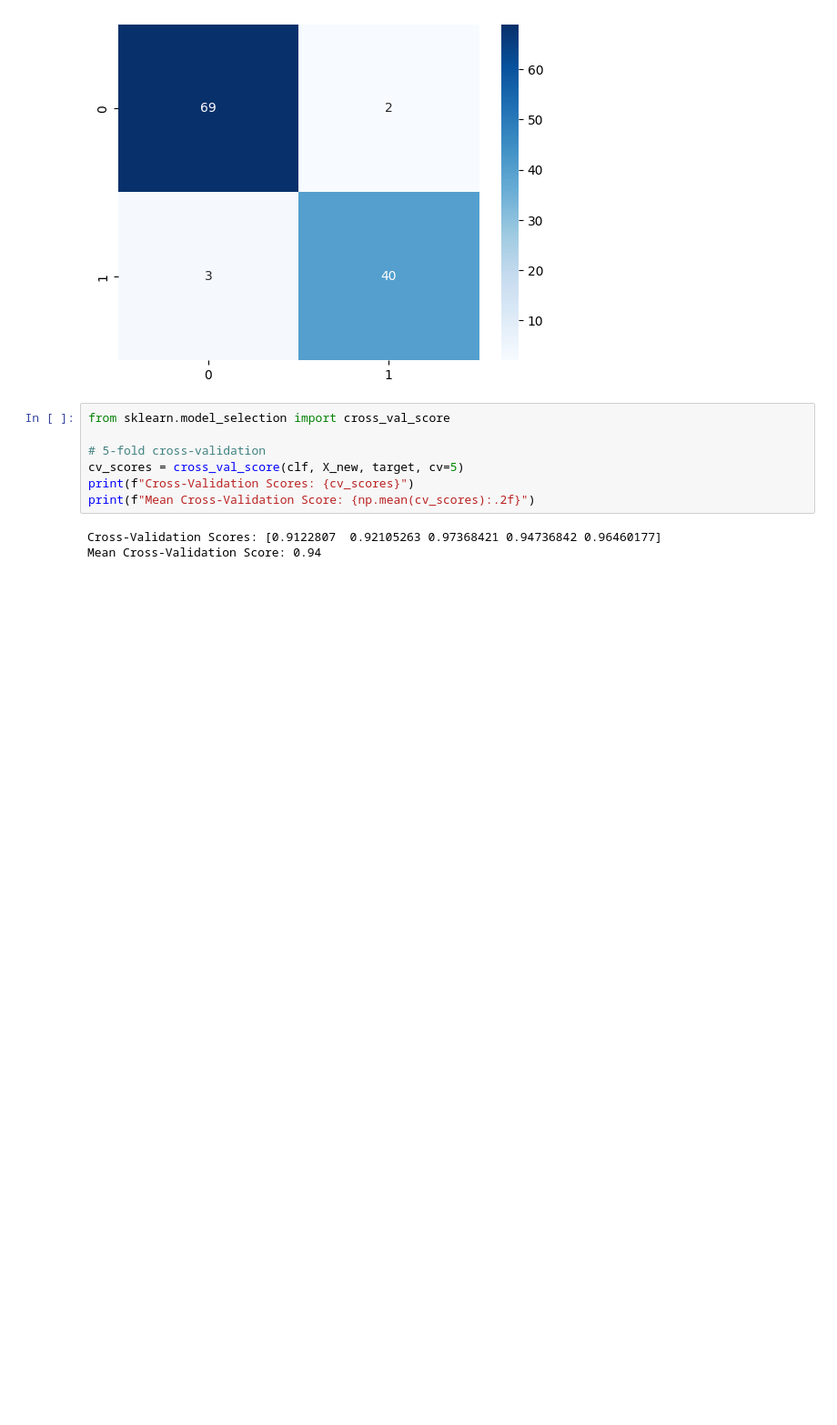
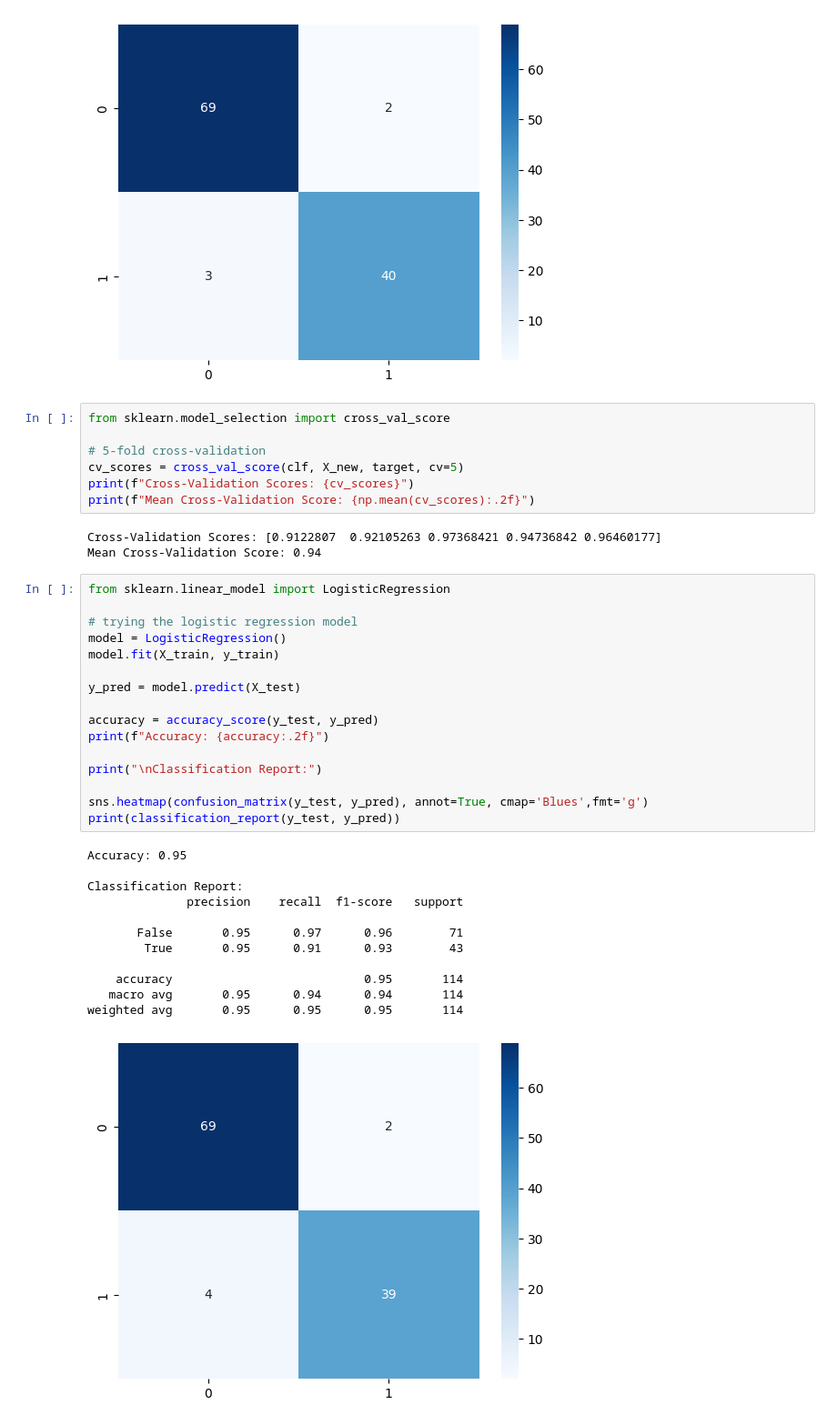
Before and after one commit to cathiezhu/cancerDetection, a Jupyter notebook: cancerDetection.ipynb, the cells around one changed output. Shown at 91% size. Saved outputs shown, nothing was run; the diff lists cells and outputs as text; blank space fills up the shorter version.

```diff
--- a/cancerDetection.ipynb
+++ b/cancerDetection.ipynb
@@ -169,3 +169,32 @@ print(f"Mean Cross-Validation Score: {np.mean(cv_scores):.2f}")
 # %% [output]
 Cross-Validation Scores: [0.9122807  0.92105263 0.97368421 0.94736842 0.96460177]
 Mean Cross-Validation Score: 0.94
+# %%
+from sklearn.linear_model import LogisticRegression
+
+# trying the logistic regression model
+model = LogisticRegression()
+model.fit(X_train, y_train)
+
+y_pred = model.predict(X_test)
+
+accuracy = accuracy_score(y_test, y_pred)
+print(f"Accuracy: {accuracy:.2f}")
+
+print("\nClassification Report:")
+
+sns.heatmap(confusion_matrix(y_test, y_pred), annot=True, cmap='Blues',fmt='g')
+print(classification_report(y_test, y_pred))
+# %% [output]
+Accuracy: 0.95
+
+Classification Report:
+              precision    recall  f1-score   support
+
+       False       0.95      0.97      0.96        71
+        True       0.95      0.91      0.93        43
+
+    accuracy                           0.95       114
+   macro avg       0.95      0.94      0.94       114
+weighted avg       0.95      0.95      0.95       114
+[figure, added]
```
Also changed, not shown: parts of 2 cells of this notebook.
